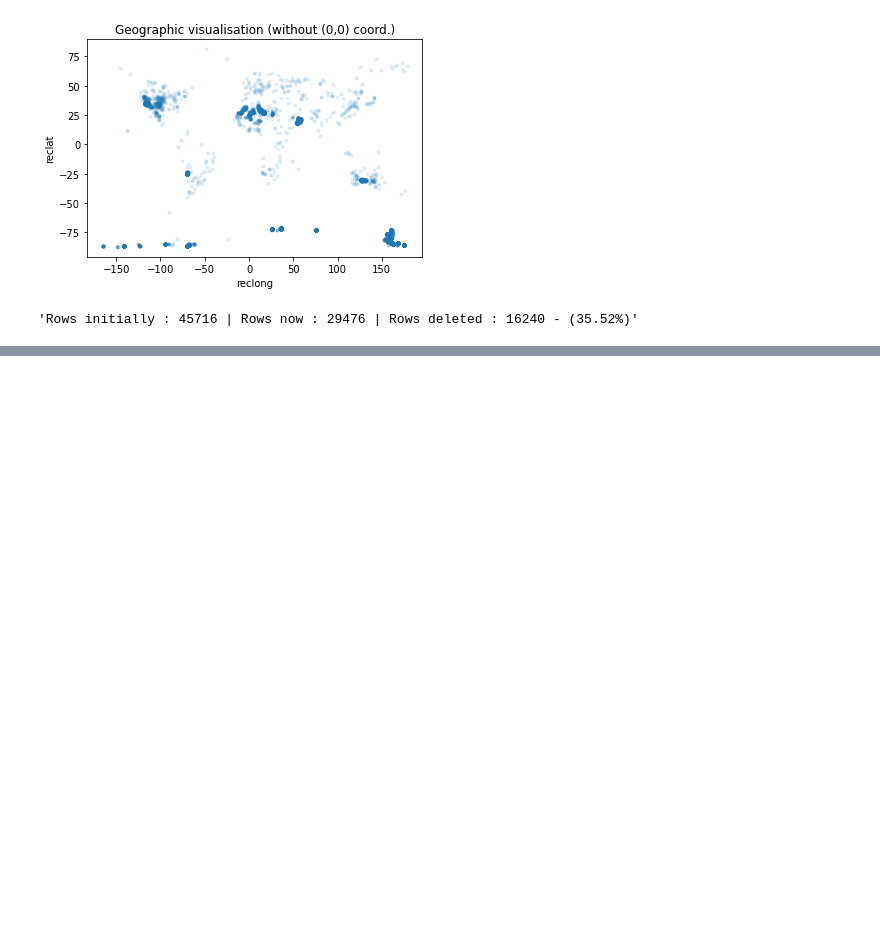
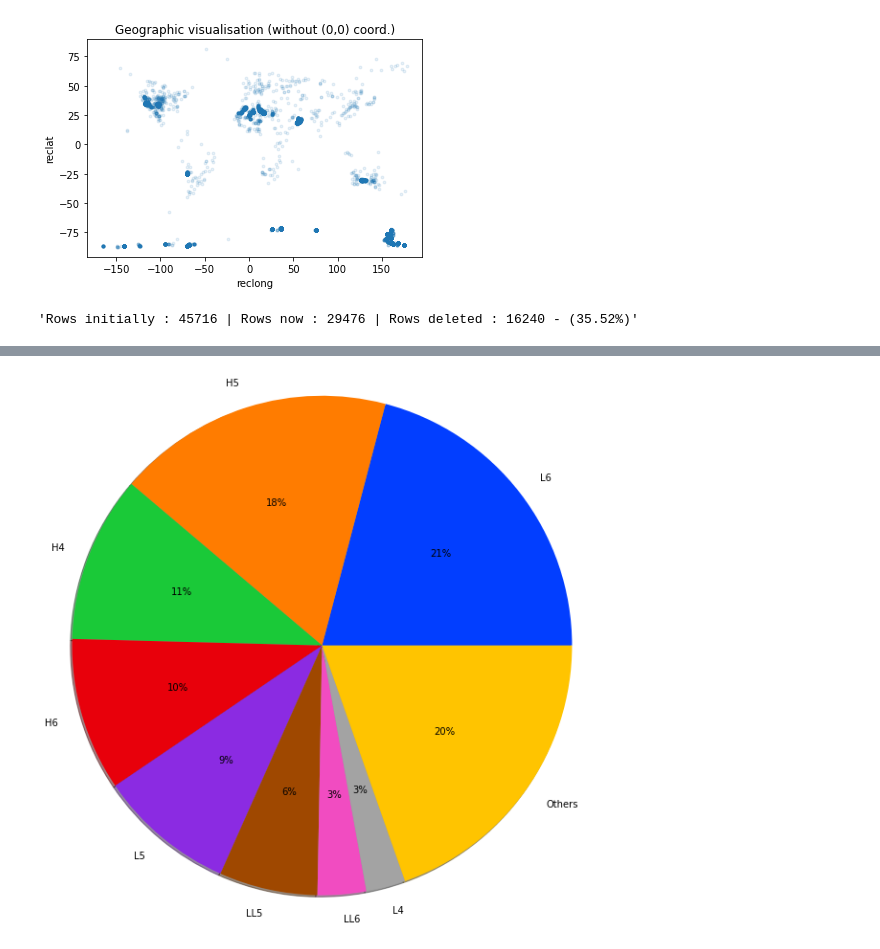
Before and after one commit to Kartmaan/Meteorite_landings, a Jupyter notebook: meteorite_landings.ipynb, the cells around one changed output, grey strips where cells are left out. Drawn from its saved outputs; the diff is of its cells as text; code cells hidden in the pictures; blank space fills up the shorter version.

```diff
--- a/meteorite_landings.ipynb
+++ b/meteorite_landings.ipynb
@@ -298,0 +311,3 @@ df.head(10)
+# %%
+recclass = df['recclass'].value_counts()
+recclass
@@ -298,0 +329,3 @@ df.head(10)
+# %%
+recclass_high = recclass[recclass >= 500]
+others_count = recclass.sum() - recclass_high.sum()
@@ -298,0 +344,4 @@ df.head(10)
+# %%
+others_series = pd.Series([others_count], index=['Others'])
+recclass_high = recclass_high.append(others_series)
+recclass_high
@@ -298,0 +359,12 @@ df.head(10)
+# %%
+x = np.array(recclass_high.keys())
+y = recclass_high.values
+# %%
+pal_color = sns.color_palette('bright')
+title = 'Meteorites distribution by their classification'
+
+plt.pie(y, labels=x, colors=pal_color, autopct='%.0f%%', radius=3, shadow=True)
+#plt.title(title)
+plt.show()
+# %% [output]
+[figure, added]
```
Also changed, not shown: parts of 20 cells of this notebook, 2 other files.
